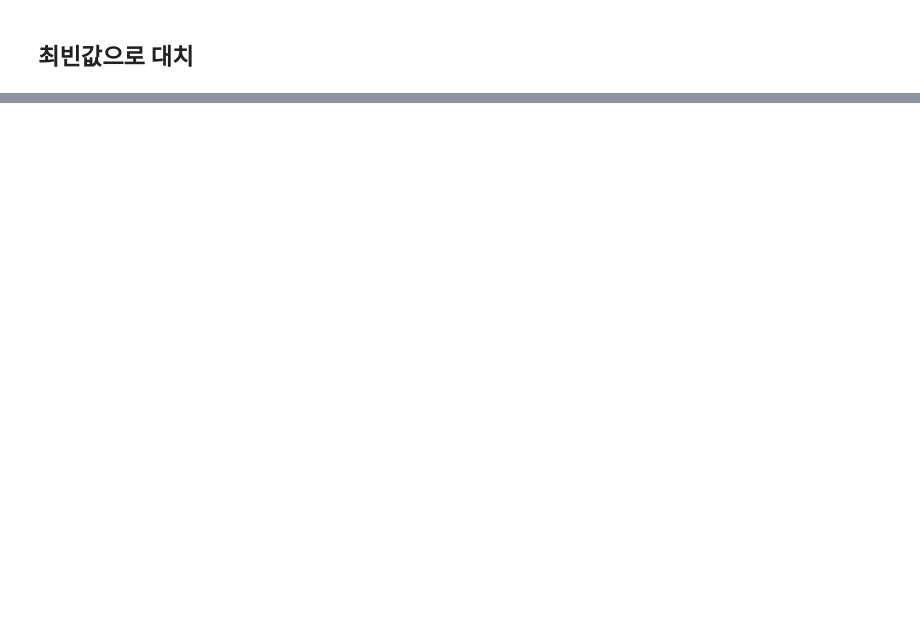
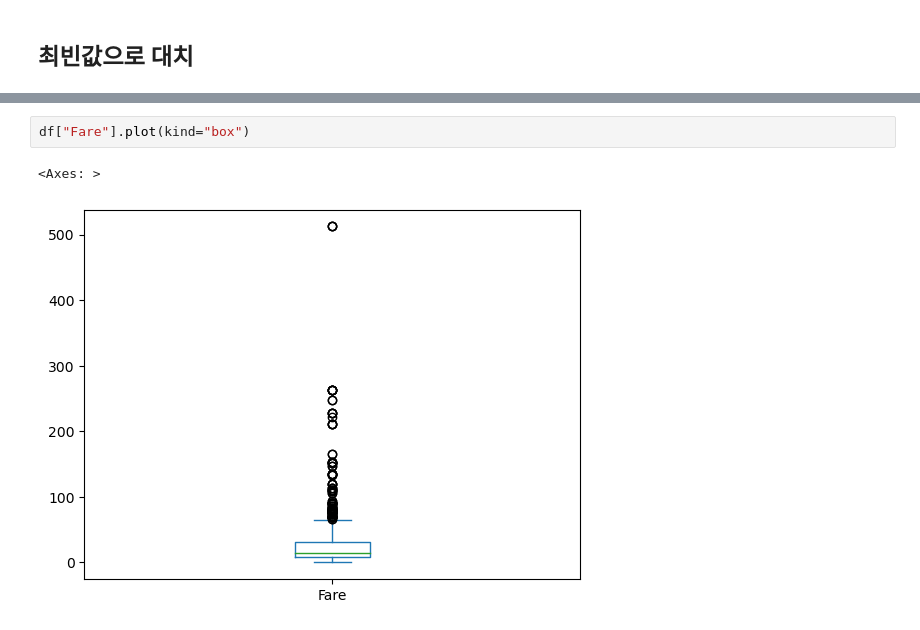
Before and after one commit to UICHEOL-HWANG/data_analysis, a Jupyter notebook: 데이터분석/데이터분석_04_데이터전처리와EDA.ipynb, the cells around one changed output, grey strips where cells are left out. Drawn from its saved outputs; the diff is of its cells as text; blank space fills up the shorter version.

```diff
--- a/데이터분석/데이터분석_04_데이터전처리와EDA.ipynb
+++ b/데이터분석/데이터분석_04_데이터전처리와EDA.ipynb
@@ -328,0 +407,5 @@ array([22.  , 38.  , 26.  , 35.  , 35.  , 24.  , 54.  ,  2.  , 27.  ,
+# %%
+df["Fare"].plot(kind="box")
+# %% [output]
+<Axes: >
+[figure, added]
```
Also changed, not shown: parts of 133 cells of this notebook, 1 other file.
